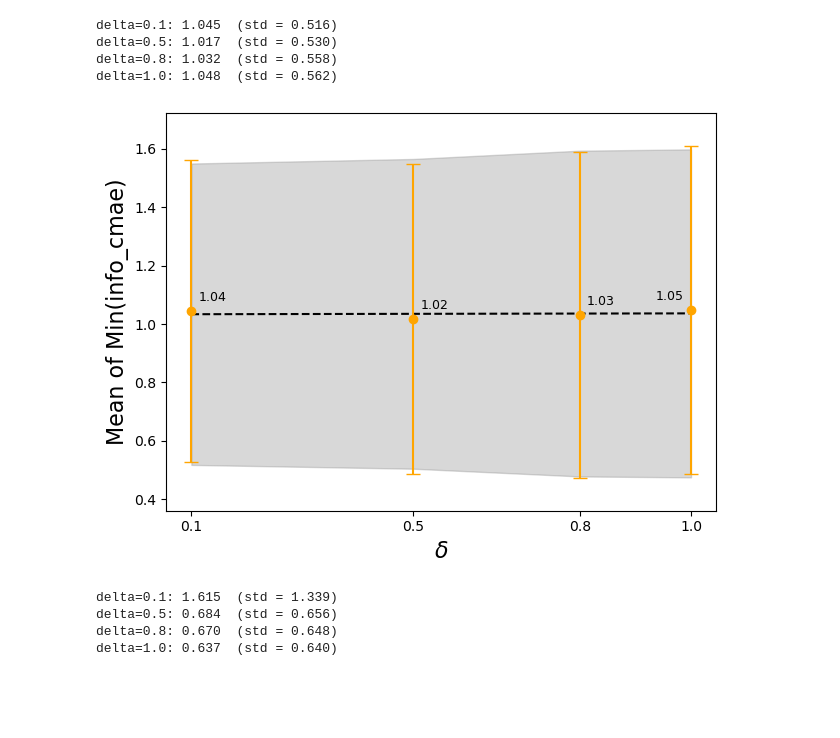
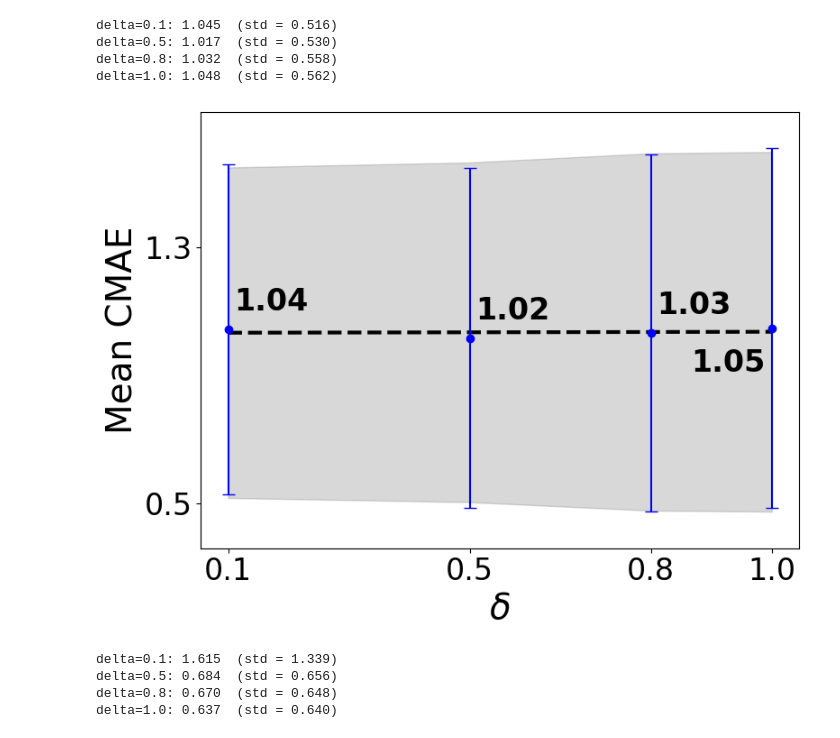
Before and after one commit to sourasb05/Fed-DIPA2, a Jupyter notebook: src/utils/CFedDC_Kappa_delta_box_plot.ipynb, the cells around one changed output. Drawn from its saved outputs; the diff is of its cells as text; code cells hidden in the pictures; blank space fills up the shorter version.

```diff
--- a/src/utils/CFedDC_Kappa_delta_box_plot.ipynb
+++ b/src/utils/CFedDC_Kappa_delta_box_plot.ipynb
@@ -193,7 +193,7 @@ trend = np.poly1d(coef)
 x_fit = np.linspace(deltas.min(), deltas.max(), 100)
 y_fit = trend(x_fit)
 
-plt.figure()
+plt.figure(figsize=(8, 6))
 
 # Plot ±1 std “shadow” around the trendline
 upper = trend(deltas) + stds
@@ -203,46 +203,55 @@ plt.fill_between(deltas, lower, upper,
                  label='±1 Std Shadow')
 
 # Plot the dashed trendline
-plt.plot(x_fit, y_fit, linestyle='--', color='black',
+plt.plot(x_fit, y_fit, linestyle='--', color='black', linewidth=3,
          label=f'Trend: y={coef[0]:.2f}x+{coef[1]:.2f}')
 
 # Plot mean points with error bars
 plt.errorbar(deltas, means, yerr=stds,
              marker='o', linestyle='',
-             capsize=5, color='orange',
+             capsize=5, color='blue',
              label='Mean ± Std')
 
 # Add horizontal/vertical margins so labels don't get clipped
 plt.margins(x=0.05, y=0.1)
 
-# Annotate each mean value; shift last one left
 for i, (x, m) in enumerate(zip(deltas, means)):
+    # Set horizontal offset and alignment
+    dx = -5 if i == len(deltas) - 1 else 5
+    ha = 'right' if i == len(deltas) - 1 else 'left'
+
+    # Set vertical offset and alignment: LAST point goes below
     if i == len(deltas) - 1:
-        dx, ha = -5, 'right'
+        dy = -40  # move annotation below
+        va = 'top'
     else:
-        dx, ha = 5, 'left'
+        dy = 10
+        va = 'bottom'
+
 
     plt.annotate(
         f"{m:.2f}",
         xy=(x, m),
-        xytext=(dx, 5),          # offset in points
+        xytext=(dx, dy),
         textcoords="offset points",
-        ha=ha,                   # horizontal alignment
+        ha=ha,
         va="bottom",
-        fontsize=9,
-        clip_on=False            # allow text outside axes
+        fontsize=24,
+        fontweight='bold',
+        clip_on=False
     )
 
-plt.xlabel(r'$\delta$', fontsize=16)
-plt.ylabel('Mean of Min(info_cmae)', fontsize=16)
+plt.xlabel(r'$\delta$', fontsize=28)
+plt.ylabel('Mean CMAE', fontsize=28)
 # plt.title('Mean ± 1 Std Dev with Trendline Shadow')
-plt.xticks(deltas)
+plt.xticks(deltas, fontsize=24)
+plt.yticks(np.arange(0.5, 2.1, 0.8), fontsize=24)
 # plt.legend()
 plt.tight_layout()
 plt.savefig('/proj/sourasb-220503/TCSS-DIPA2/Fed-DIPA2/results/client_level/all_mae/rf_kappa_constant_delta_min_info_cmae.png', dpi=300)
 plt.show()
 # %% [output]
-[figure, old version]
+[figure, new version]
 # %%
 import statistics
 
```
Also changed, not shown: parts of 5 cells of this notebook, 12 other files.
